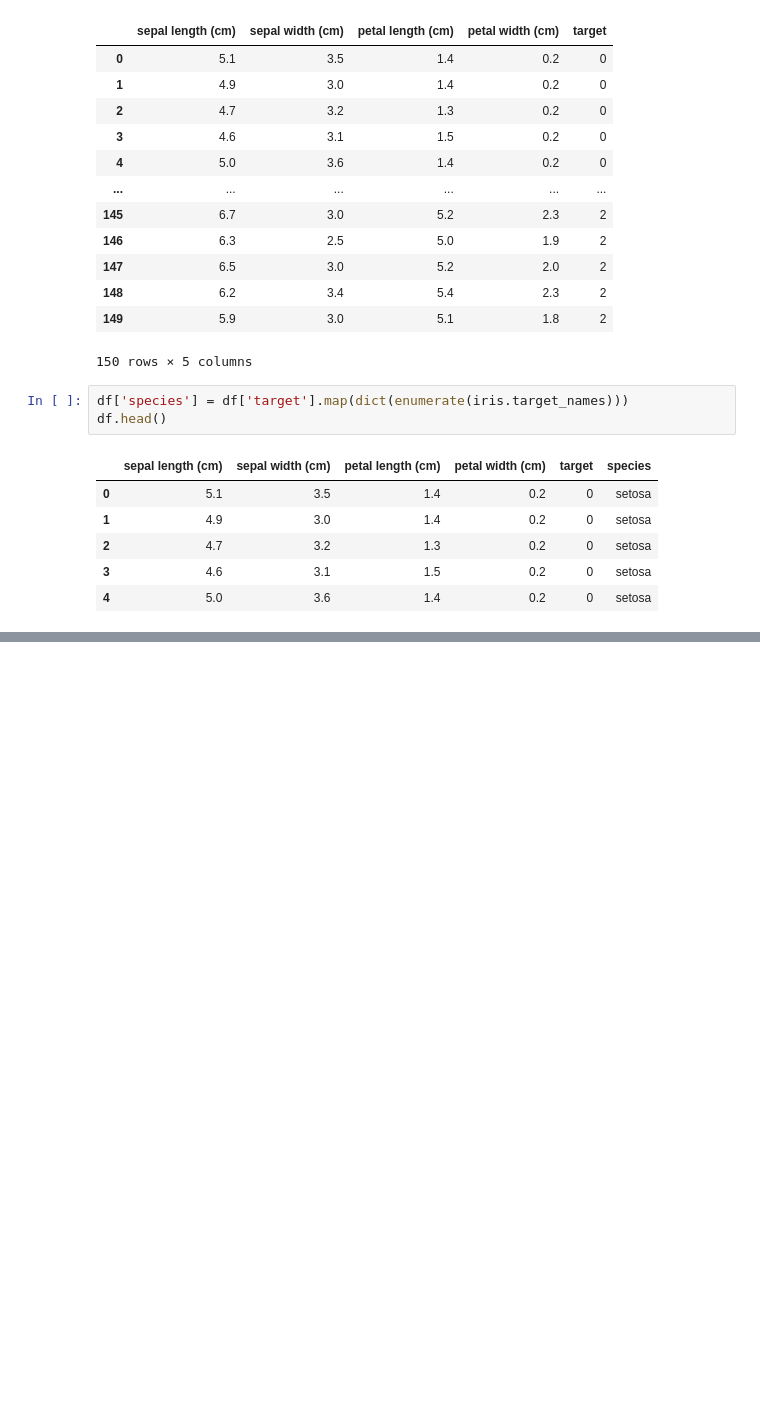
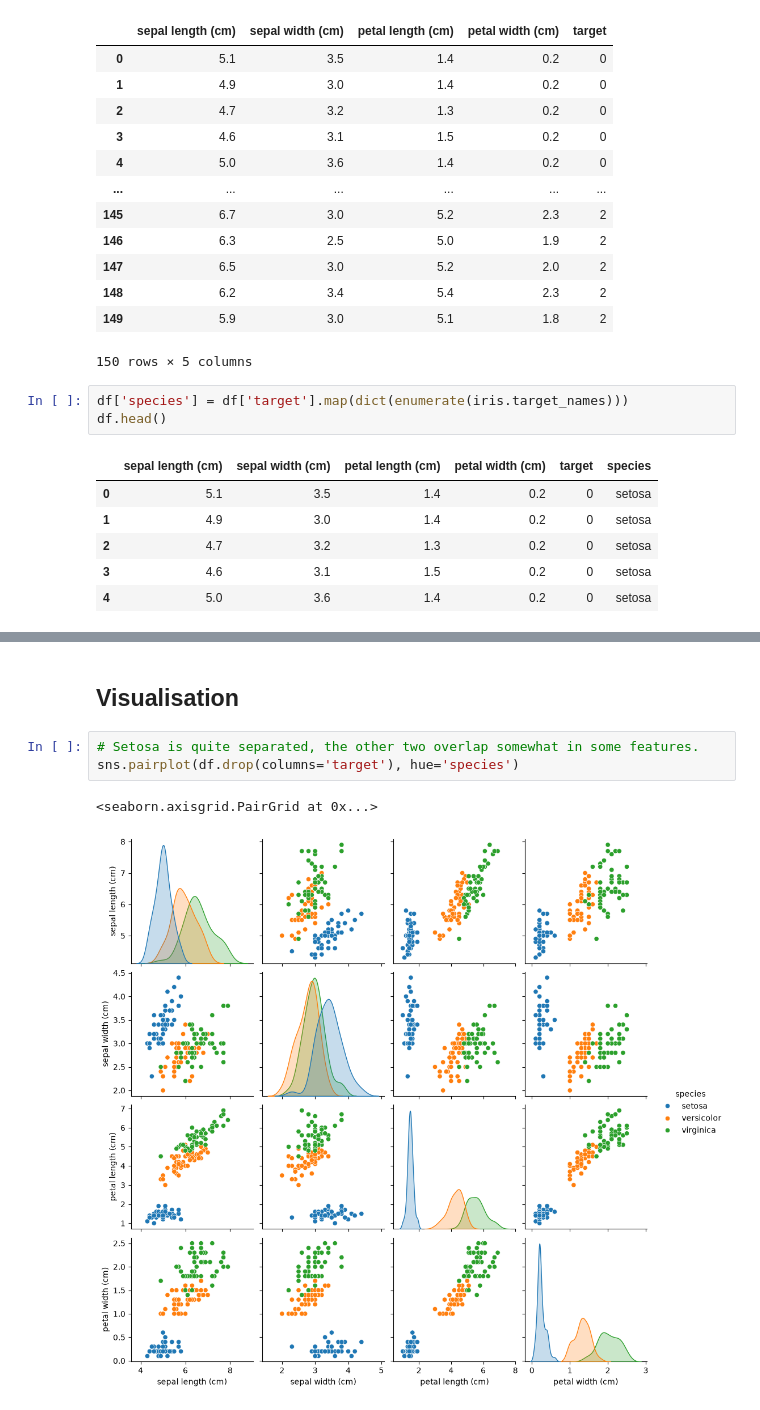
Before and after one commit to Ri-Dearg/aiml-labs, a Jupyter notebook: lab4a.ipynb, the cells around one changed output, grey strips where cells are left out. Saved outputs shown, nothing was run; the diff lists cells and outputs as text; blank space fills up the shorter version.

```diff
--- a/lab4a.ipynb
+++ b/lab4a.ipynb
@@ -40,0 +125,8 @@ df.head()
+# %% [markdown]
+## Visualisation
+# %%
+# Setosa is quite separated, the other two overlap somewhat in some features.
+sns.pairplot(df.drop(columns='target'), hue='species')
+# %% [output]
+<seaborn.axisgrid.PairGrid at 0x...>
+[figure, added]
```
Also changed, not shown: parts of 12 cells of this notebook.
